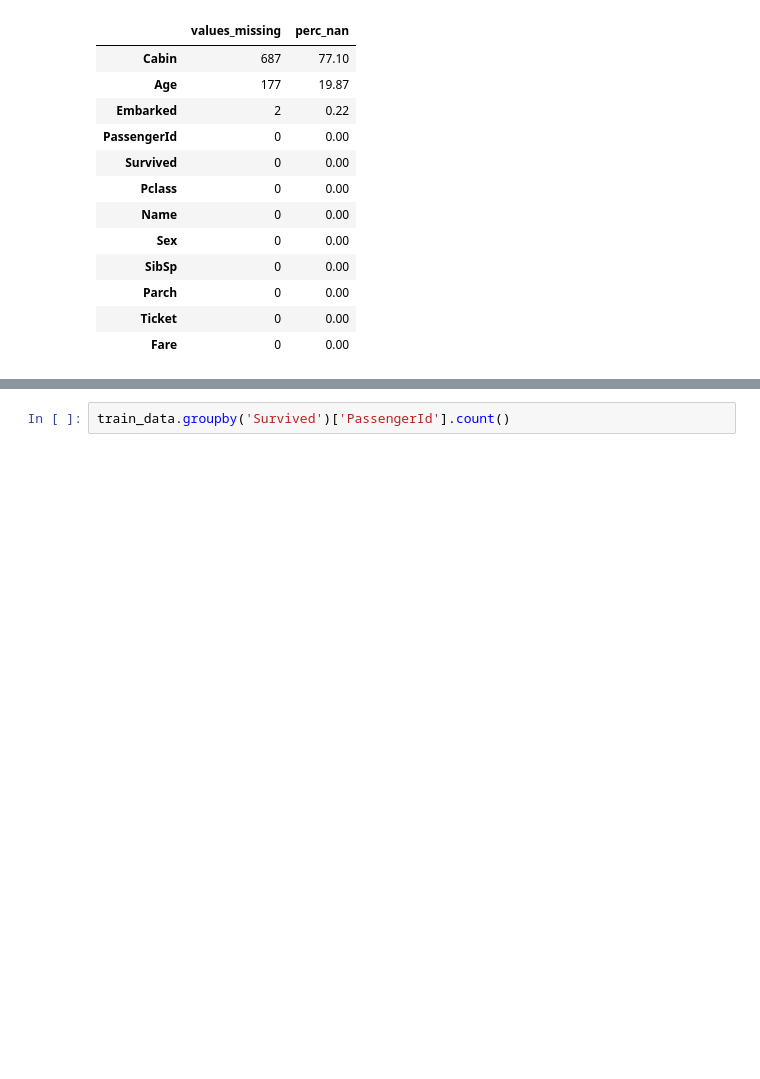
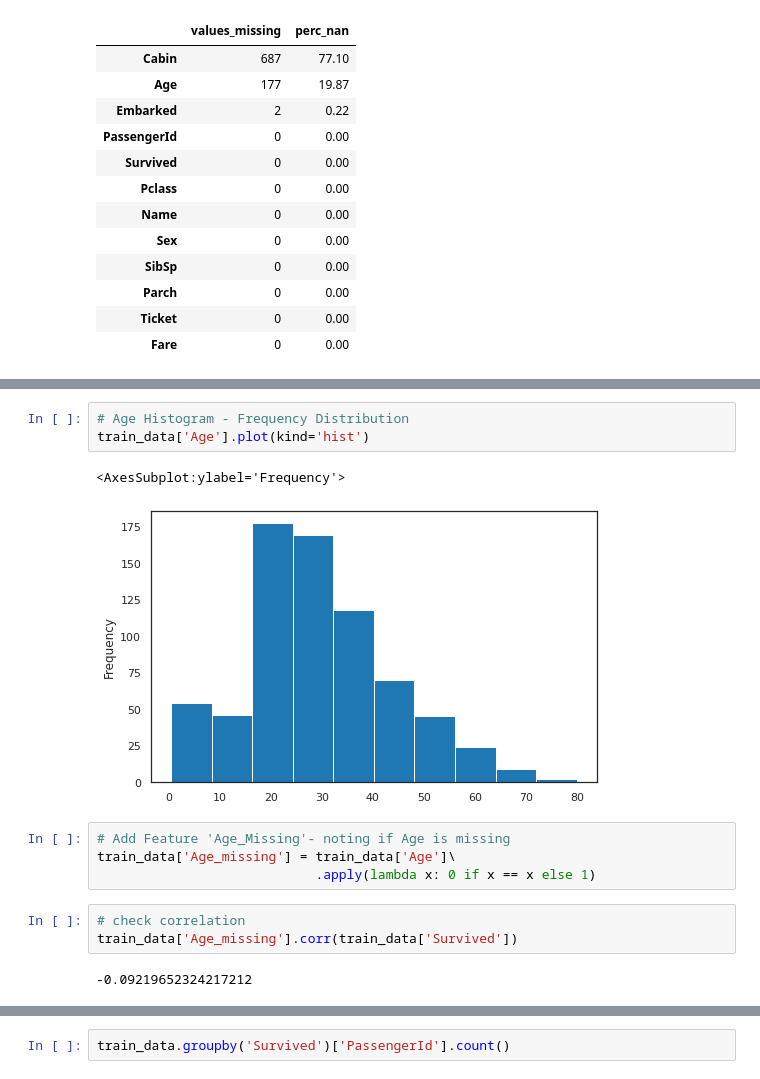
Before and after one commit to tonyhollaar/kaggle-competitions, a Jupyter notebook: titanic-machine-learning-from-disaster.ipynb, the cells around one changed output, grey strips where cells are left out. Drawn from its saved outputs; the diff is of its cells as text; blank space fills up the shorter version.

```diff
--- a/titanic-machine-learning-from-disaster.ipynb
+++ b/titanic-machine-learning-from-disaster.ipynb
@@ -144,0 +171,15 @@ Missing values in dataset i.e. NaN values
+# %%
+# Age Histogram - Frequency Distribution
+train_data['Age'].plot(kind='hist')
+# %% [output]
+<AxesSubplot:ylabel='Frequency'>
+[figure, added]
+# %%
+# Add Feature 'Age_Missing'- noting if Age is missing
+train_data['Age_missing'] = train_data['Age']\
+                            .apply(lambda x: 0 if x == x else 1)
+# %%
+# check correlation
+train_data['Age_missing'].corr(train_data['Survived'])
+# %% [output]
+-0.09219652324217212
```
Also changed, not shown: parts of 14 cells of this notebook.
